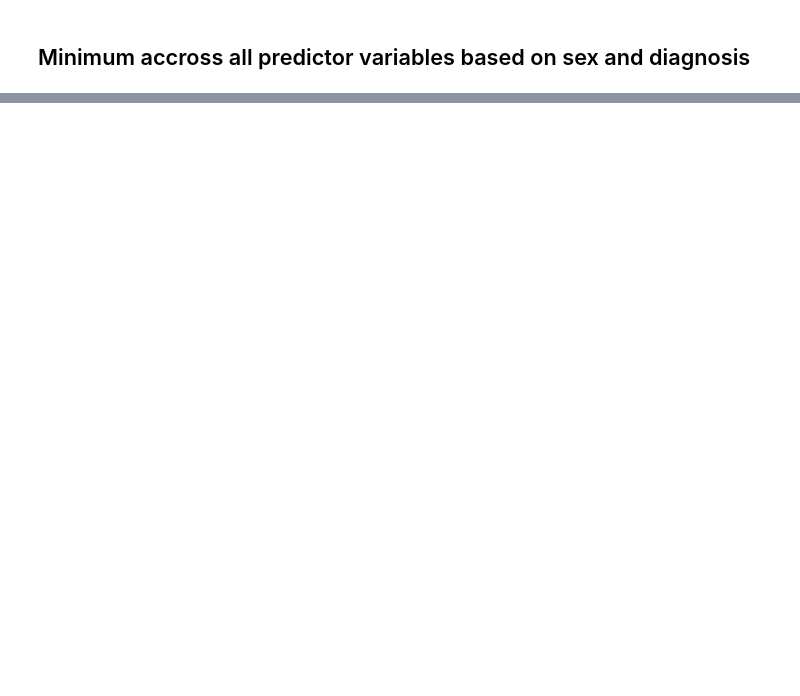
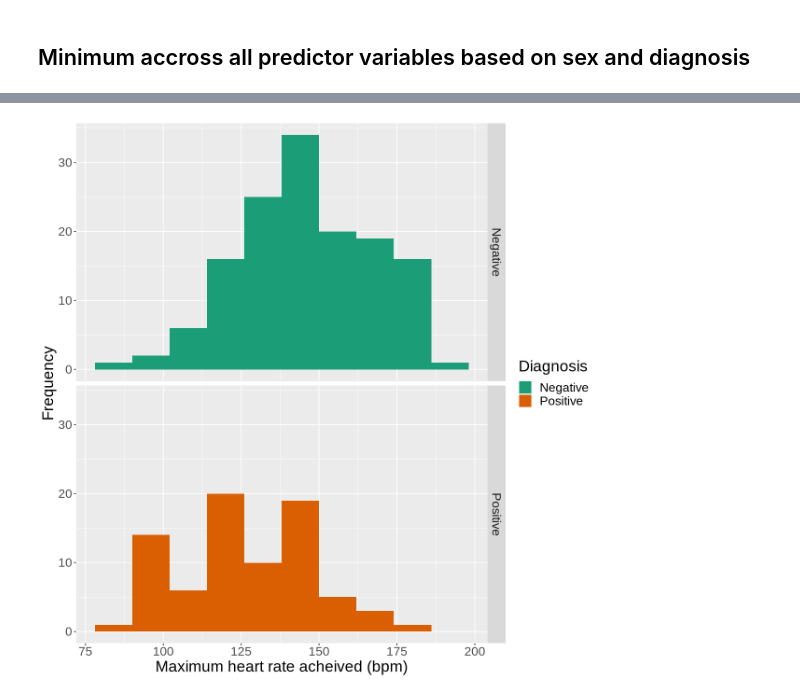
Before and after one commit to szulkifl/dsci-data-analysis-project-44, a Jupyter notebook: project_proposal.ipynb, the cells around one changed output, grey strips where cells are left out. Drawn from its saved outputs; the diff is of its cells as text; code cells hidden in the pictures; blank space fills up the shorter version.

```diff
--- a/project_proposal.ipynb
+++ b/project_proposal.ipynb
@@ -234,0 +253,12 @@ Warning message:
+# %%
+
+hist_visualize_thalac <- hungarian_data_train |>
+                         ggplot(aes(x = thalac, fill = num)) +
+                         geom_histogram(bins = 10) +
+                         scale_fill_brewer(palette = "Dark2") +
+                         labs(x = "Maximum heart rate acheived (bpm)", fill = "Diagnosis", y = "Frequency") +
+                         facet_grid(rows = vars(num)) +
+                         theme(text = element_text(size = 20))
+
+hist_visualize_thalac
+# %% [output]
@@ -234,0 +267 @@ Warning message:
+[figure, added]
```
Also changed, not shown: parts of 16 cells of this notebook.
